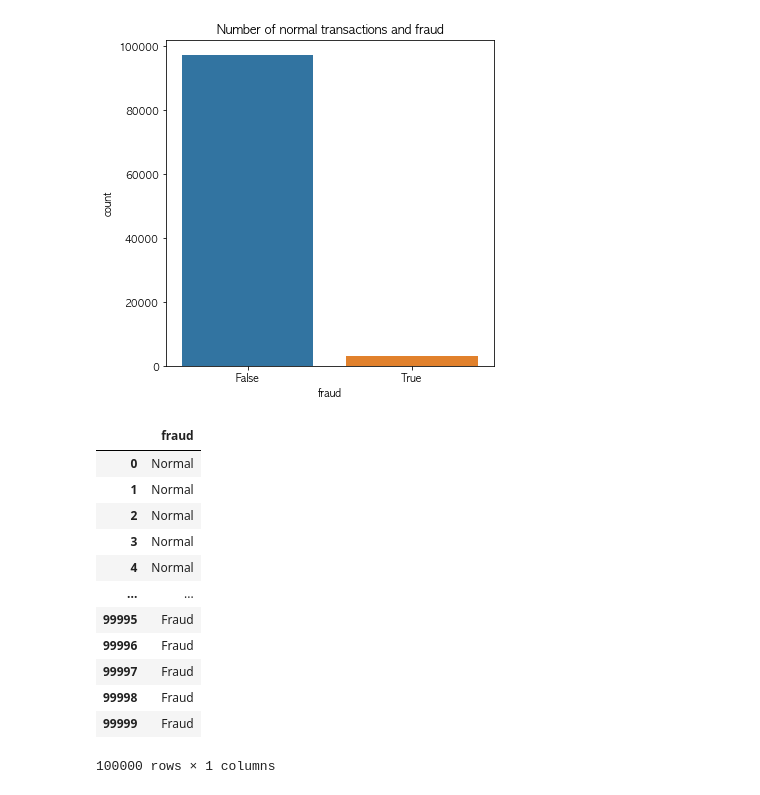
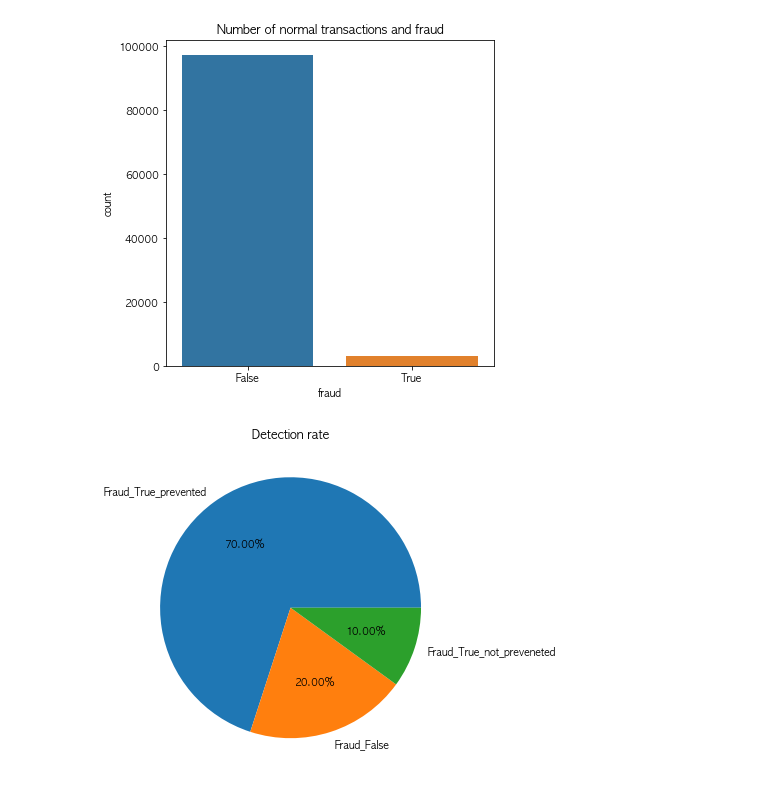
Before and after one commit to tommylee8939/TIL, a Jupyter notebook: Python/Python_data_science/dummy.ipynb, the cells around one changed output. Saved outputs shown, nothing was run; the diff lists cells and outputs as text; code cells hidden in the pictures.

```diff
--- a/Python/Python_data_science/dummy.ipynb
+++ b/Python/Python_data_science/dummy.ipynb
@@ -62,31 +62,21 @@ plt.show()
 [figure]
 # %%
 false_value = np.zeros(100000)
-false_value[-1:-3000:-1] = 1
+false_value[-1:-20000:-1] = 1
+false_value[1:10000] = 2
 dt = pd.DataFrame({'fraud':false_value})
-dt.replace(0,'Normal',inplace=True)
-dt.replace(1,'Fraud',inplace=True)
-dt
+dt.replace(1,'Fraud_False',inplace=True)
+dt.replace(0,'Fraud_True_prevented',inplace=True)
+dt.replace(2,'Fraud_True_not_preveneted',inplace=True)
+data = dt['fraud'].value_counts()
+index = data.index
+values = data.values
-# %% [output]
-|  | fraud |
-| 0 | Normal |
-| 1 | Normal |
-| 2 | Normal |
-| 3 | Normal |
-| 4 | Normal |
-| ... | ... |
-| 99995 | Fraud |
-| 99996 | Fraud |
-| 99997 | Fraud |
-| 99998 | Fraud |
-| 99999 | Fraud |
-100000 rows × 1 columns
 # %%
 fig = plt.figure(figsize=(20,6))
 
 area01 = fig.add_subplot(1,3,1)
 area01.set_title('Detection rate')
-sns.countplot(ax=area01,
-            data=dt,
-            x = 'fraud')
+plt.pie(values,explode=(0,0,0),labels=index,autopct='%1.2f%%')
 plt.show()
+# %% [output]
+[figure, added]
```
Also changed, not shown: parts of 3 cells of this notebook, 6 other files.
